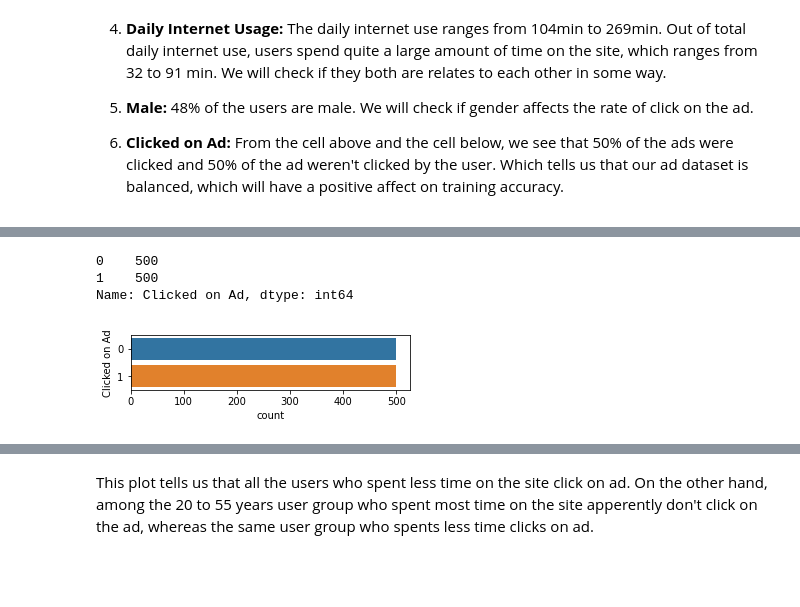
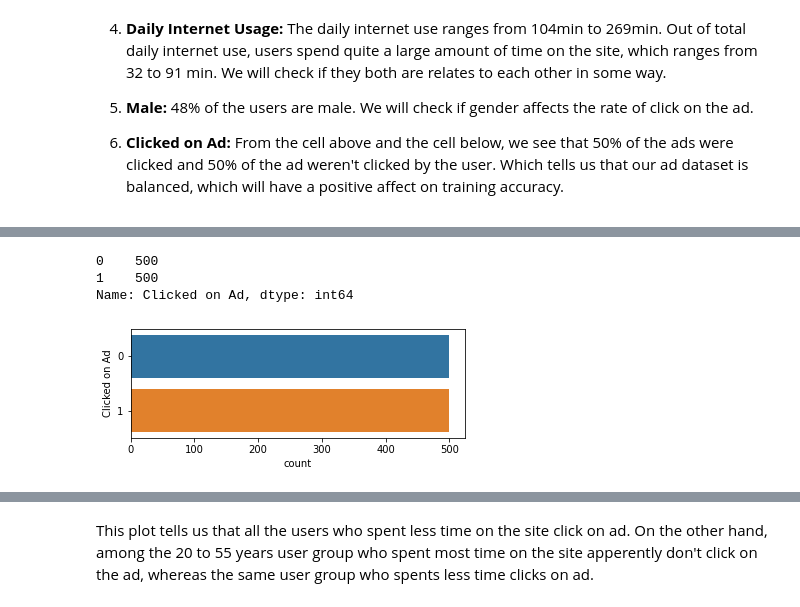
Before and after one commit to afrojaakter/Kaggle-Competitions, a Jupyter notebook: customer ad click prediction/customer-ad-click-prediction.ipynb, the cells around one changed output, grey strips where cells are left out. Cells and saved outputs as stored; diff of their text form; code cells hidden in the pictures; blank space fills up the shorter version.

```diff
--- a/customer ad click prediction/customer-ad-click-prediction.ipynb
+++ b/customer ad click prediction/customer-ad-click-prediction.ipynb
@@ -25,7 +25,7 @@ import missingno
 # %% [markdown]
 ### Import data
 # %%
-df = pd.read_csv('../input/d/tbyrnes/advertising/advertising.csv')
+df = pd.read_csv('../input/addclickwithnullvalues/advertising_null_value.csv')
 df.head()
 # %% [output]
 |  | Daily Time Spent on Site | Age | Area Income | Daily Internet Usage | Ad Topic Line | City | Male | ... |
@@ -114,10 +191,10 @@ Let's go over each of the non-object features one by one:
 # %%
 #get the info of the number of ad clicked
-fig = plt.figure(figsize = (5,1))
+fig = plt.figure(figsize = (6,2))
 sns.countplot(y ='Clicked on Ad', data = df)
 print(df['Clicked on Ad'].value_counts())
 # %% [output]
 0    500
 1    500
 Name: Clicked on Ad, dtype: int64
-[figure, old version]
+[figure, new version]
```
Also changed, not shown: parts of 62 cells of this notebook.
